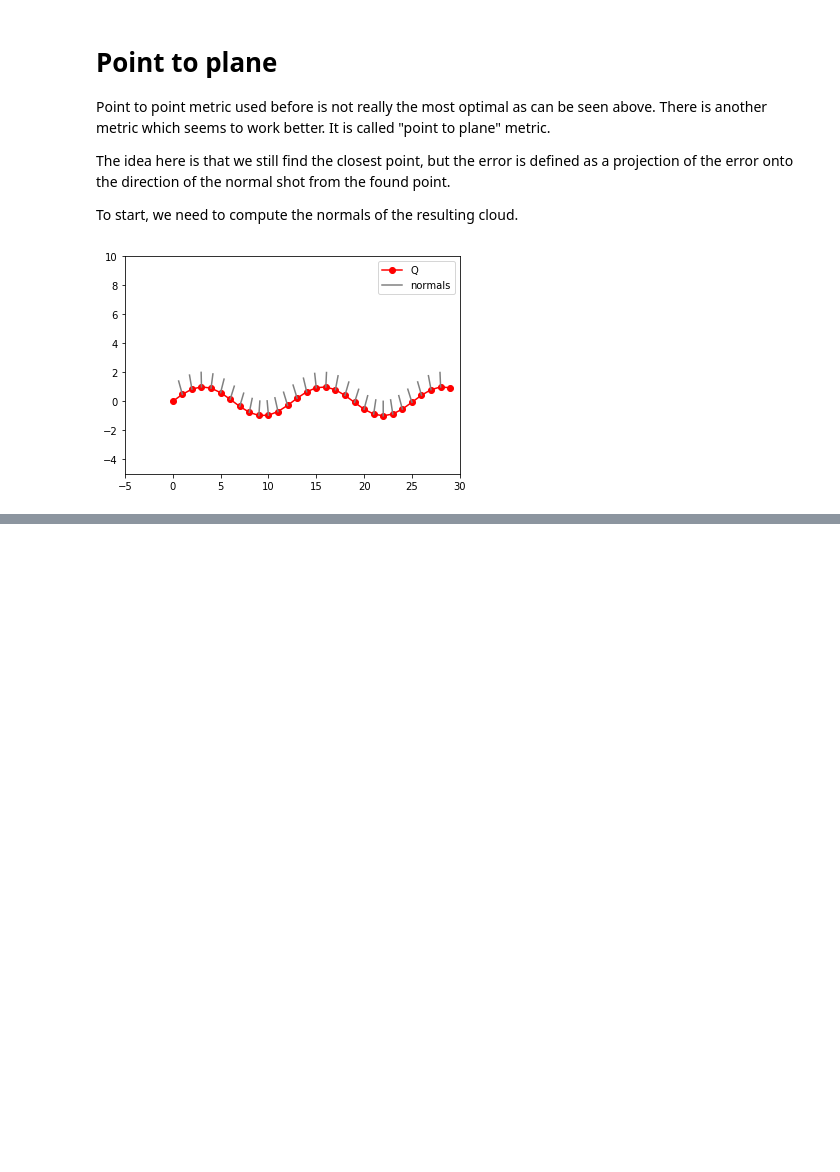
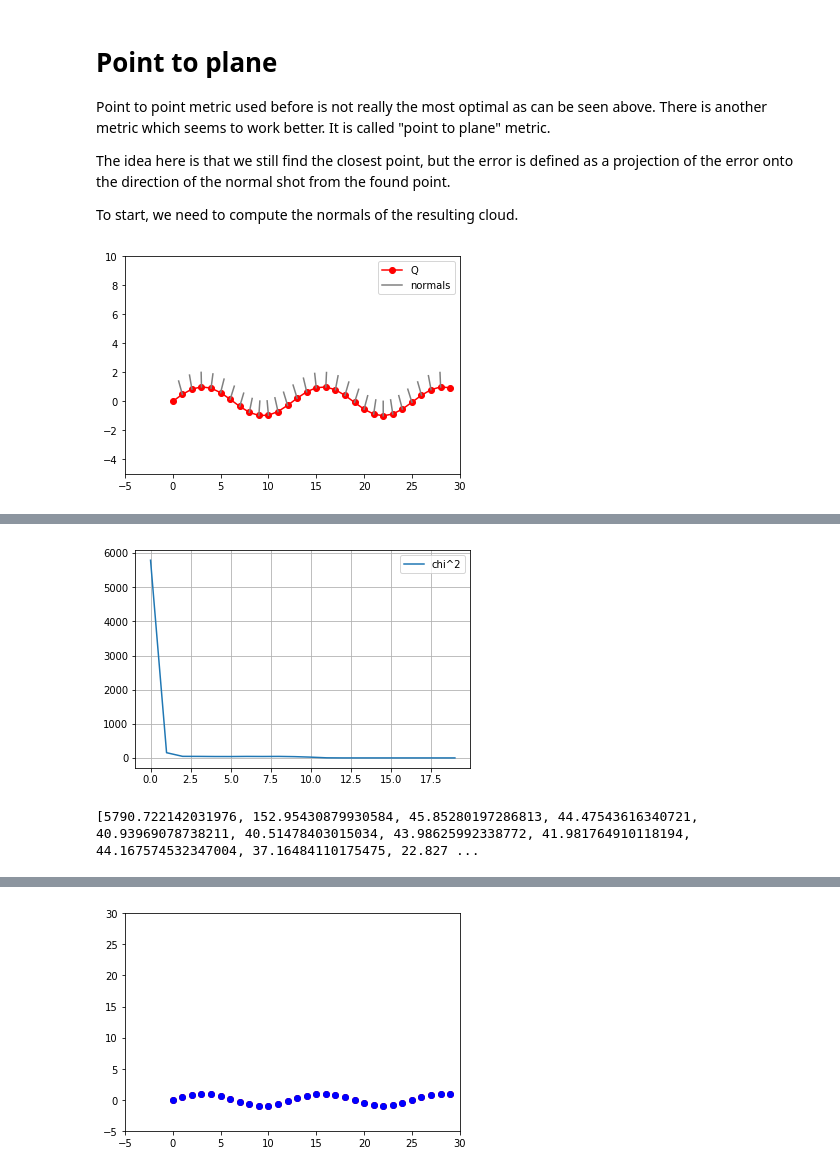
Before and after one commit to niosus/notebooks, a Jupyter notebook: icp.ipynb, the cells around one changed output, grey strips where cells are left out. Drawn from its saved outputs; the diff is of its cells as text; code cells hidden in the pictures; blank space fills up the shorter version.

```diff
--- a/icp.ipynb
+++ b/icp.ipynb
@@ -437,19 +440,20 @@ The idea here is that we still find the closest point, but the error is defined
 
 To start, we need to compute the normals of the resulting cloud.
 # %%
-def compute_normals(data, step=1):
-    normals = []
+def compute_normals(points, step=1):
+    normals = [np.array([[0, 0]])]
     normals_at_points = []
-    for i in range(step, data.shape[1] - step):
-        prev_point = data[:, i - step]
-        next_point = data[:, i + step]
-        curr_point = data[:, i]
+    for i in range(step, points.shape[1] - step):
+        prev_point = points[:, i - step]
+        next_point = points[:, i + step]
+        curr_point = points[:, i]
         dx = next_point[0] - prev_point[0]
         dy = next_point[1] - prev_point[1]
         normal = np.array([[0, 0],[-dy, dx]])
         normal = normal / np.linalg.norm(normal)
-        normals.append(normal)
+        normals.append(normal[[1], :])
         normals_at_points.append(normal + curr_point)
+    normals.append(np.array([[0, 0]]))
     return normals, normals_at_points
 
 def plot_normals(data, normals, label_points='Q', xlim=[-5, 30], ylim=[-5, 10]):
@@ -494,0 +500,50 @@ $$\left[\begin{matrix}1\\0\\0\\1\\- p_{x} \cdot \sin{\left (\theta \right )} - p
+# %%
+def prepare_system_normals(x, P, Q, correspondences, normals):
+    H = np.zeros((3, 3))
+    g = np.zeros((3, 1))
+    chi = 0
+    for (i, j), normal in zip(correspondences, normals):
+        p_point = P[:, [i]]
+        q_point = Q[:, [j]]
+        e = normal.dot(error(x, p_point, q_point))
+        J = normal.dot(jacobian(x, p_point))
+        H += J.T.dot(J)
+        g += J.T.dot(e)
+        chi += e.T * e
+    return H, g, chi
+
+def icp_normal(P, Q, corresp, normals, iterations=20):
+    x = np.zeros((3, 1))
+    chi_values = []
+    x_values = [x.copy()]  # Initial value for transformation.
+    P_copy = P.copy()
+    corresp_values = []
+    for i in range(iterations):
+        rot = R(x[2])
+        t = x[0:2]
+        correspondences = get_correspondence_indices(rot.dot(P.copy()) + t, Q)
+        corresp_values.append(correspondences)
+        H, g, chi = prepare_system_normals(x, P, Q, correspondences, normals)
+        dx = np.linalg.lstsq(H, -g, rcond=None)[0]
+        x += dx
+        # normalize angle
+        x[2] = atan2(sin(x[2]), cos(x[2]))
+        # add error to list of errors
+        chi_values.append(chi.item(0))
+        x_values.append(x.copy())
+        rot = R(x[2])
+        t = x[0:2]
+        P_copy = rot.dot(P.copy()) + t
+    corresp_values.append(corresp_values[-1])
+    return x, chi_values, x_values, corresp_values
+
+x, chi_values, x_values_normals, corresp_values = icp_normal(P, Q, correspondences, normals)
+plt.plot(chi_values, label="chi^2")
+plt.legend()
+plt.grid(True)
+plt.show()
+print(chi_values)
+animate_results(x_values_normals)
+# %% [output]
+[figure, added]
+[5790.722142031976, 152.95430879930584, 45.85280197286813, 44.47543616340721, 40.93969078738211, 40.51478403015034, 43.98625992338772, 41.981764910118194, 44.167574532347004, 37.16484110175475, 22.827 ...
@@ -494,0 +551 @@ $$\left[\begin{matrix}1\\0\\0\\1\\- p_{x} \cdot \sin{\left (\theta \right )} - p
+[figure, added]
```
Also changed, not shown: parts of 3 cells of this notebook.
